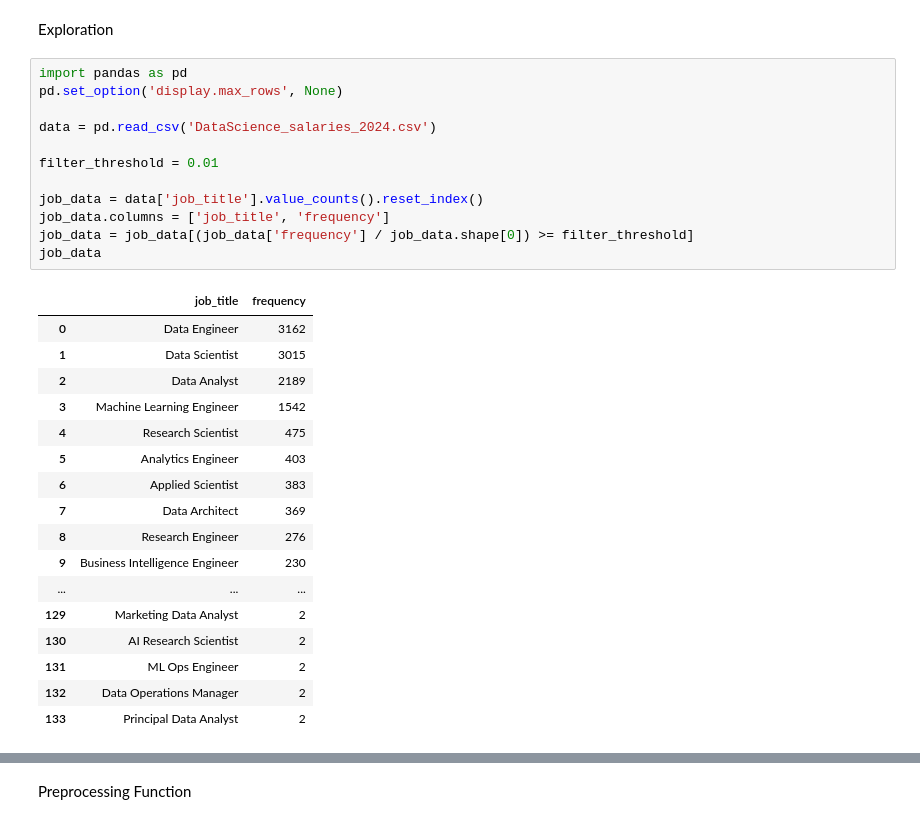
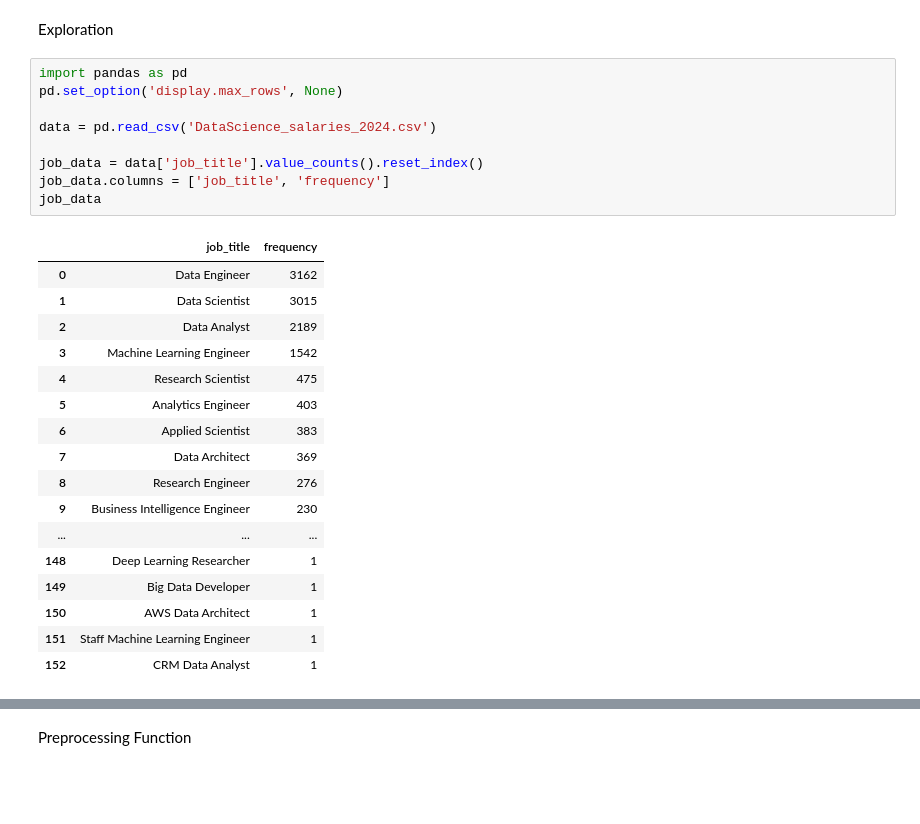
Before and after one commit to bdeanhardt/DIS_ML_Final_Project, a Jupyter notebook: preprocessing_job_title.ipynb, the cells around one changed output, grey strips where cells are left out. Drawn from its saved outputs; the diff is of its cells as text; blank space fills up the shorter version.

```diff
--- a/preprocessing_job_title.ipynb
+++ b/preprocessing_job_title.ipynb
@@ -3,33 +3,30 @@ Exploration
 # %%
 import pandas as pd
 pd.set_option('display.max_rows', None)
 
 data = pd.read_csv('DataScience_salaries_2024.csv')
 
-filter_threshold = 0.01
-
 job_data = data['job_title'].value_counts().reset_index()
 job_data.columns = ['job_title', 'frequency']
-job_data = job_data[(job_data['frequency'] / job_data.shape[0]) >= filter_threshold]
 job_data
 # %% [output]
 |  | job_title | frequency |
 | 0 | Data Engineer | 3162 |
 | 1 | Data Scientist | 3015 |
 | 2 | Data Analyst | 2189 |
 | 3 | Machine Learning Engineer | 1542 |
 | 4 | Research Scientist | 475 |
 | 5 | Analytics Engineer | 403 |
 | 6 | Applied Scientist | 383 |
 | 7 | Data Architect | 369 |
 | 8 | Research Engineer | 276 |
 | 9 | Business Intelligence Engineer | 230 |
 | ... | ... | ... |
-| 129 | Marketing Data Analyst | 2 |
-| 130 | AI Research Scientist | 2 |
-| 131 | ML Ops Engineer | 2 |
-| 132 | Data Operations Manager | 2 |
-| 133 | Principal Data Analyst | 2 |
+| 148 | Deep Learning Researcher | 1 |
+| 149 | Big Data Developer | 1 |
+| 150 | AWS Data Architect | 1 |
+| 151 | Staff Machine Learning Engineer | 1 |
+| 152 | CRM Data Analyst | 1 |
 # %%
 from sklearn.feature_extraction.text import CountVectorizer
 
```
Also changed, not shown: parts of 3 cells of this notebook, 2 other files.
